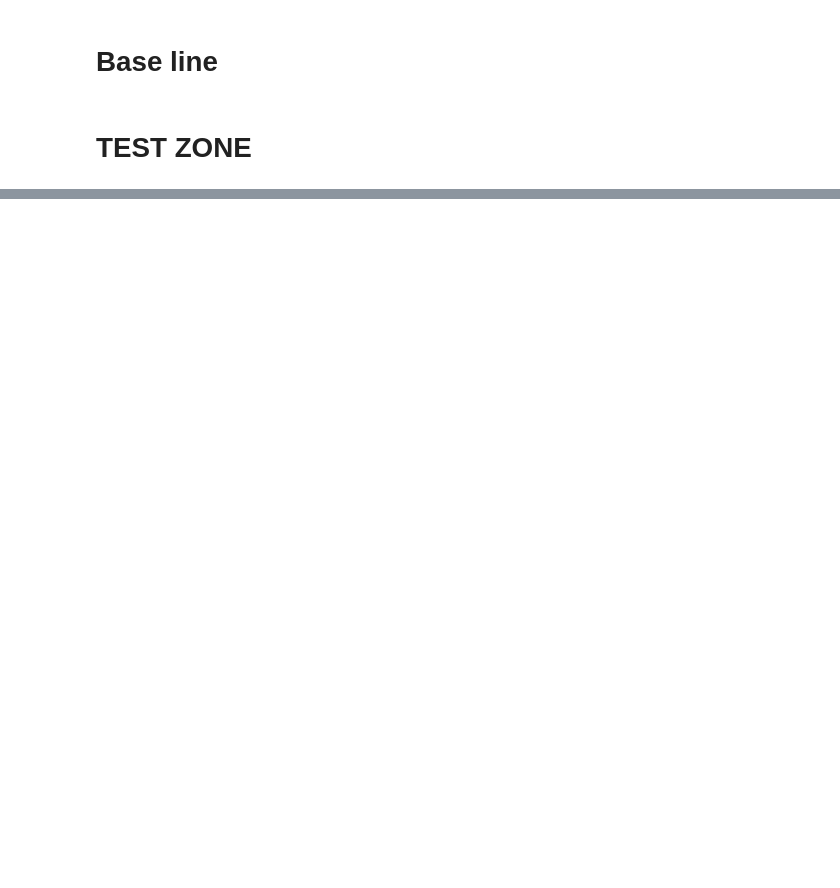
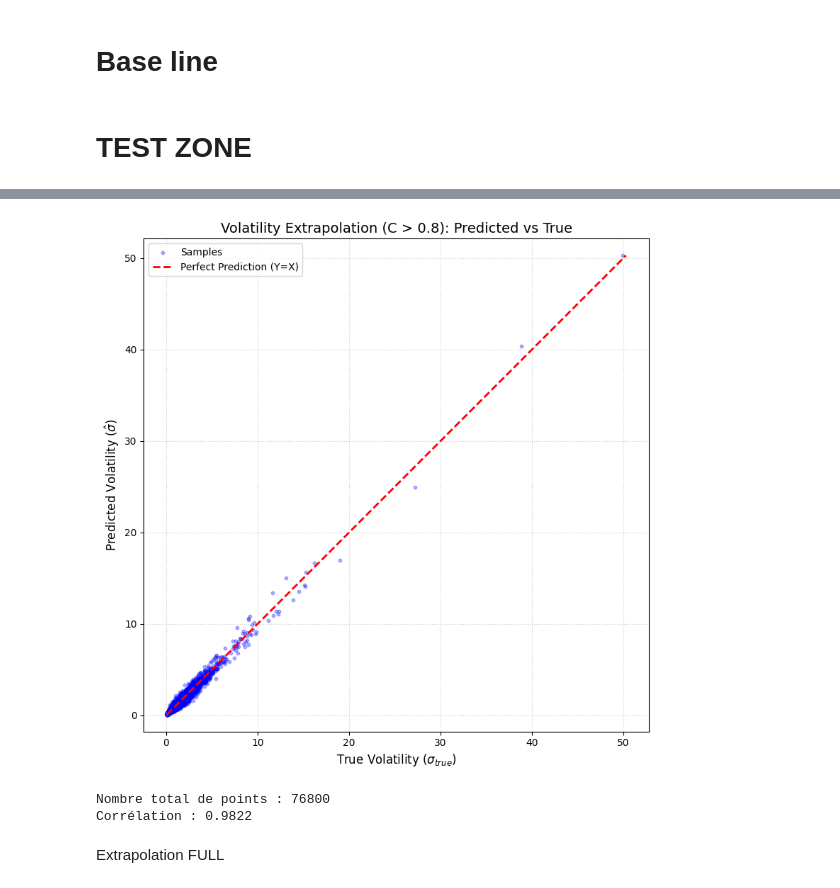
Before and after one commit to wacil-AI/Hybrid-GARCH-NN-Evaluation, a Jupyter notebook: Test_new_architecture.ipynb, the cells around one changed output, grey strips where cells are left out. Drawn from its saved outputs; the diff is of its cells as text; code cells hidden in the pictures; blank space fills up the shorter version.

```diff
--- a/Test_new_architecture.ipynb
+++ b/Test_new_architecture.ipynb
@@ -963,0 +875,58 @@ Log-MSE (this series): 0.201463
+# %%
+# 1. Collecte de toutes les prédictions et valeurs réelles
+model.eval()
+all_v_pred = []
+all_v_true = []
+
+with torch.no_grad():
+    for x_batch, y_batch in ex_loader:
+        x_batch = x_batch.to(device)
+
+        # Le modèle renvoie (sigma2, omega, alpha, beta)
+        # On extrait sigma2 (le premier élément)
+        sigma2_hat, _, _, _ = model(x_batch)
+
+        # Conversion en Volatilité : racine carrée de la variance
+        # On utilise .clamp(min=0) pour éviter les erreurs sur les valeurs infimes
+        v_pred = torch.sqrt(torch.clamp(sigma2_hat, min=1e-9)).cpu().numpy()
+        v_true = torch.sqrt(torch.clamp(y_batch, min=1e-9)).cpu().numpy()
+
+        all_v_pred.extend(v_pred.flatten())
+        all_v_true.extend(v_true.flatten())
+
+# Conversion en tableaux numpy pour le plot
+all_v_pred = np.array(all_v_pred)
+all_v_true = np.array(all_v_true)
+
+# 2. Création du graphique Scatter Plot
+plt.figure(figsize=(8, 8))
+
+# Scatter plot avec transparence (alpha) pour voir la densité des points
+plt.scatter(all_v_true, all_v_pred, color='blue', alpha=0.3, s=10, label='Samples')
+
+# Ajout de la ligne d'identité (Y=X) pour visualiser la perfection
+min_val = min(all_v_true.min(), all_v_pred.min())
+max_val = max(all_v_true.max(), all_v_pred.max())
+plt.plot([min_val, max_val], [min_val, max_val], color='red', linestyle='--', lw=2, label='Perfect Prediction (Y=X)')
+
+# Configuration des axes
+plt.title("Volatility Extrapolation (C > 0.8): Predicted vs True", fontsize=14)
+plt.xlabel("True Volatility ($\sigma_{true}$)", fontsize=12)
+plt.ylabel("Predicted Volatility ($\hat{\sigma}$)", fontsize=12)
+plt.legend()
+plt.grid(True, linestyle=':', alpha=0.6)
+
+# On force les axes à être à la même échelle pour que la ligne à 45° soit correcte
+plt.axis('equal')
+plt.tight_layout()
+plt.show()
+
+# Print des statistiques pour vérification
+print(f"Nombre total de points : {len(all_v_true)}")
+print(f"Corrélation : {np.corrcoef(all_v_true, all_v_pred)[0,1]:.4f}")
+# %% [output]
+[figure, added]
+Nombre total de points : 76800
+Corrélation : 0.9822
+# %% [markdown]
+Extrapolation FULL
```
Also changed, not shown: parts of 56 cells of this notebook.
